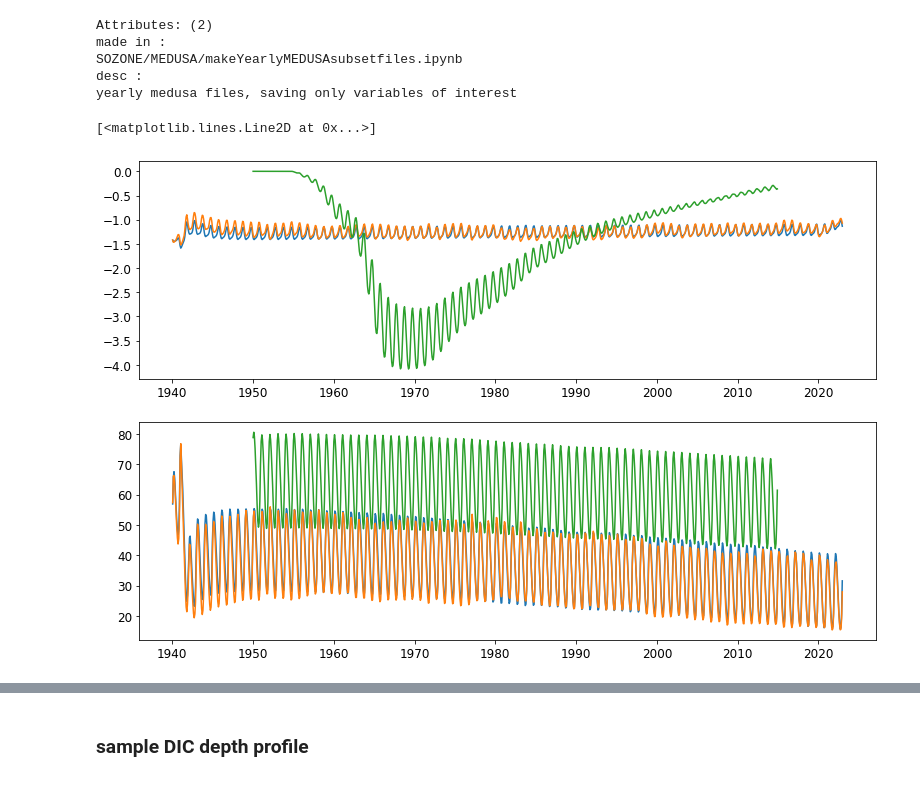
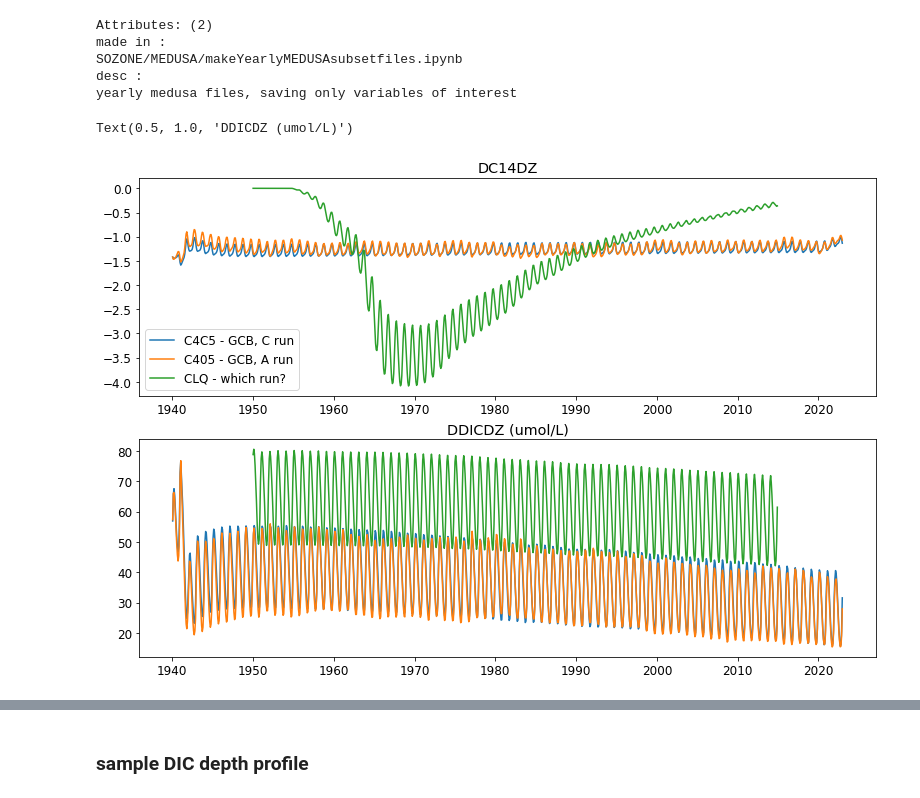
Before and after one commit to tjarnikova/SOZONE, a Jupyter notebook: C14/make_verticalgradient.ipynb, the cells around one changed output, grey strips where cells are left out. Cells and saved outputs as stored; diff of their text form; code cells hidden in the pictures.

```diff
--- a/C14/make_verticalgradient.ipynb
+++ b/C14/make_verticalgradient.ipynb
@@ -281,22 +276,22 @@ yearly medusa files, saving only variables of interest
 # %%
 fact = 1.1
 fig, axs = plt.subplots(2,1, figsize=(12*fact, 8*fact), facecolor='w', edgecolor='k')
 axs = axs.ravel()
 
 C4C5_time = C4C5_dc14dz.indexes['time_counter'].to_datetimeindex()
 CLQ_time = CLQ_dc14dz.indexes['TIME_COUNTER']
 
 axs[0].plot(C4C5_time, C4C5_dc14dz.DC14DZ, label = 'C4C5 - GCB, C run')
 axs[0].plot(C4C5_time, C405_dc14dz.DC14DZ, label = 'C405 - GCB, A run')
 axs[0].plot(CLQ_time, CLQ_dc14dz.DC14DZ, label = 'CLQ - which run?')
 
 axs[1].plot(C4C5_time, C4C5_dc14dz.DDICDZ* 1e6, label = 'C4C5 - GCB, C run')
 axs[1].plot(C4C5_time, C405_dc14dz.DDICDZ* 1e6, label = 'C405 - GCB, A run')
 axs[1].plot(CLQ_time, CLQ_dc14dz.DDICDZ * 1e6, label = 'CLQ - which run?')
 
 axs[0].legend()
 axs[0].set_title('DC14DZ')
-axs[0].set_title('DDICDZ')
+axs[1].set_title('DDICDZ (umol/L)')
 # %% [output]
-[<matplotlib.lines.Line2D at 0x...>]
+Text(0.5, 1.0, 'DDICDZ (umol/L)')
-[figure, old version]
+[figure, new version]
```
Also changed, not shown: parts of 5 cells of this notebook.
